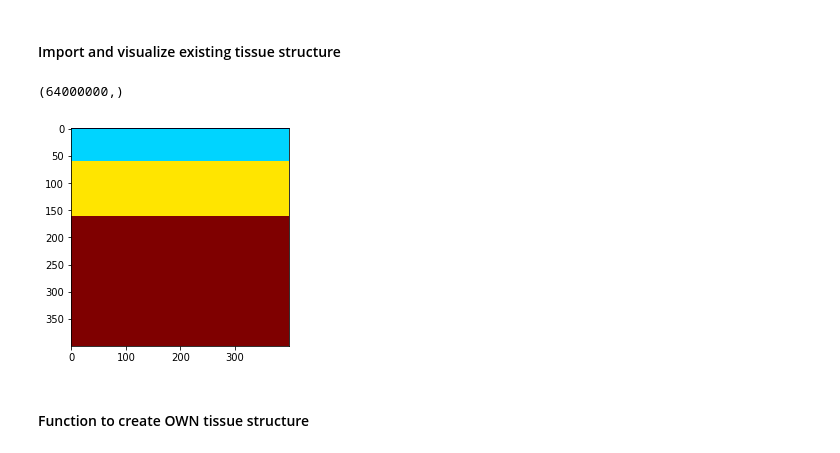
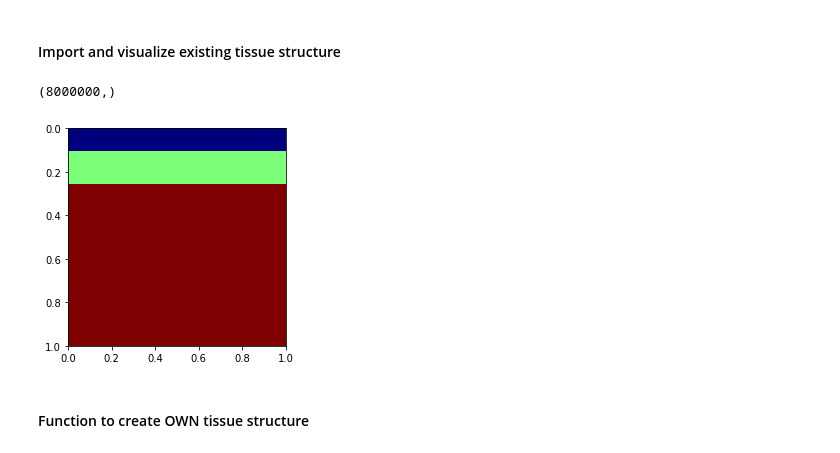
Before and after one commit to bridge-ai-inc/pymc, a Jupyter notebook: makeTissueTest.ipynb, the cells around one changed output. Drawn from its saved outputs; the diff is of its cells as text; code cells hidden in the pictures.

```diff
--- a/makeTissueTest.ipynb
+++ b/makeTissueTest.ipynb
@@ -23,21 +23,23 @@ version: 0.1 [24.06.2021]
 #### Import and visualize existing tissue structure
 # %%
 # Load and visualize existing tissue struct
-data = np.fromfile('./src_data/cartilage_1050_T.bin', dtype=np.ubyte)
+binsize = 0.005
+data = np.fromfile('tissue_OIG0RP_T.bin', dtype=np.ubyte)
 print(data.shape)
 print(' ')
 
 nbins = int(np.cbrt(data.shape[0]))
 tissue_vox = data.reshape(nbins, nbins, nbins)
 tissue2d = tissue_vox[:,:,100]
 
 fig = plt.figure()
 ax = fig.add_subplot(111)
-ax.imshow(tissue2d, cmap='jet')
+ax.imshow(tissue2d,
+    extent=[0, binsize*nbins, binsize*nbins, 0], cmap='jet')
 plt.show()
 # %% [output]
-(64000000,)
+(8000000,)
-[figure, old version]
+[figure, new version]
 # %% [markdown]
 #### Function to create OWN tissue structure
 # %%
```
Also changed, not shown: parts of 1 cell of this notebook, 7 other files.
